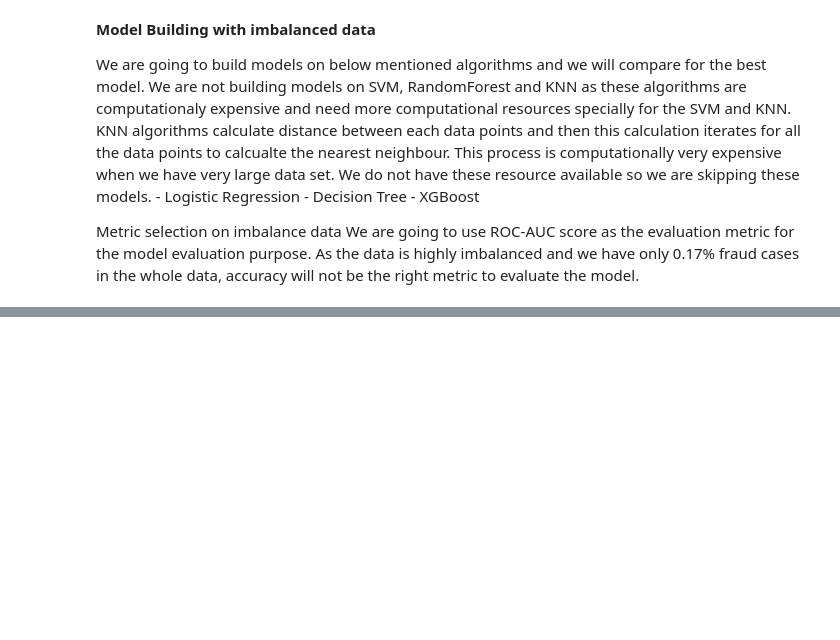
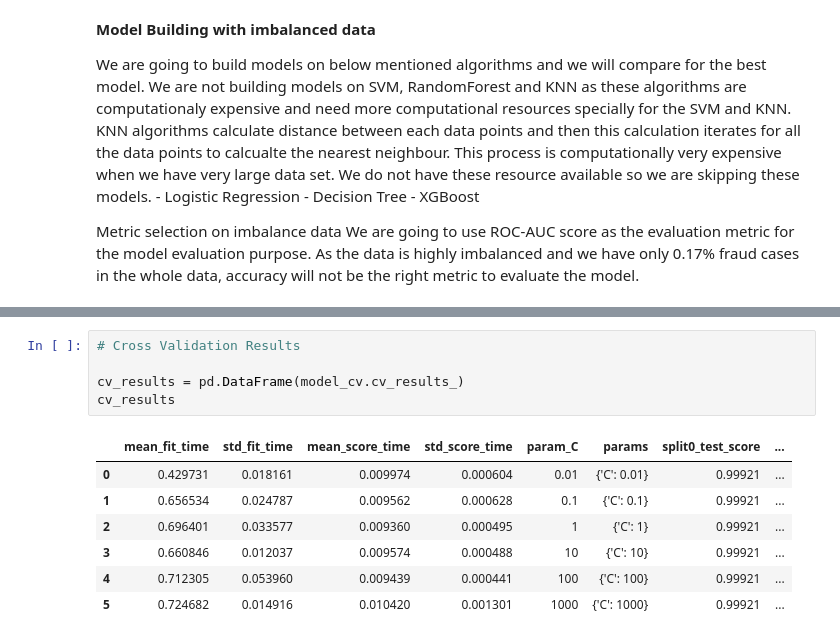
Before and after one commit to dirumisra/CreditCardFraudAnalysis, a Jupyter notebook: CreditCardAnalysis.ipynb, the cells around one changed output, grey strips where cells are left out. Saved outputs shown, nothing was run; the diff lists cells and outputs as text; blank space fills up the shorter version.

```diff
--- a/CreditCardAnalysis.ipynb
+++ b/CreditCardAnalysis.ipynb
@@ -377,0 +432,13 @@ We are going to use ROC-AUC score as the evaluation metric for the model evaluat
+# %%
+# Cross Validation Results
+
+cv_results = pd.DataFrame(model_cv.cv_results_)
+cv_results
+# %% [output]
+|  | mean_fit_time | std_fit_time | mean_score_time | std_score_time | param_C | params | split0_test_score | ... |
+| 0 | 0.429731 | 0.018161 | 0.009974 | 0.000604 | 0.01 | {'C': 0.01} | 0.99921 | ... |
+| 1 | 0.656534 | 0.024787 | 0.009562 | 0.000628 | 0.1 | {'C': 0.1} | 0.99921 | ... |
+| 2 | 0.696401 | 0.033577 | 0.009360 | 0.000495 | 1 | {'C': 1} | 0.99921 | ... |
+| 3 | 0.660846 | 0.012037 | 0.009574 | 0.000488 | 10 | {'C': 10} | 0.99921 | ... |
+| 4 | 0.712305 | 0.053960 | 0.009439 | 0.000441 | 100 | {'C': 100} | 0.99921 | ... |
+| 5 | 0.724682 | 0.014916 | 0.010420 | 0.001301 | 1000 | {'C': 1000} | 0.99921 | ... |
```
Also changed, not shown: parts of 9 cells of this notebook.
